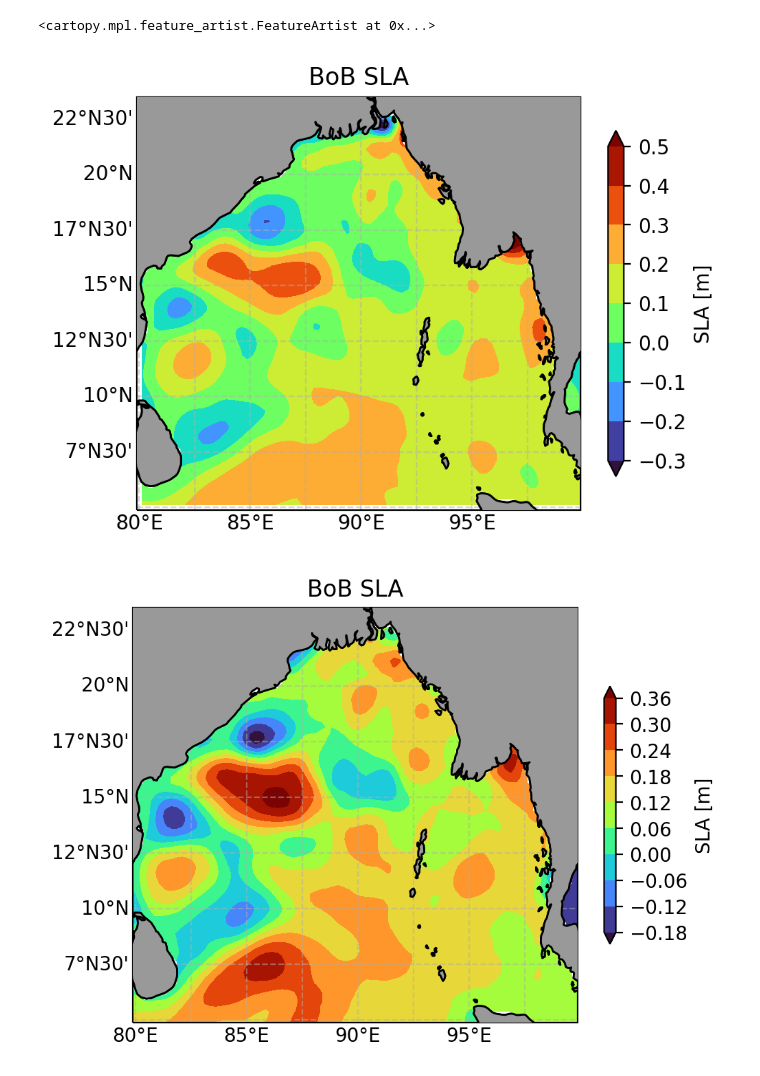
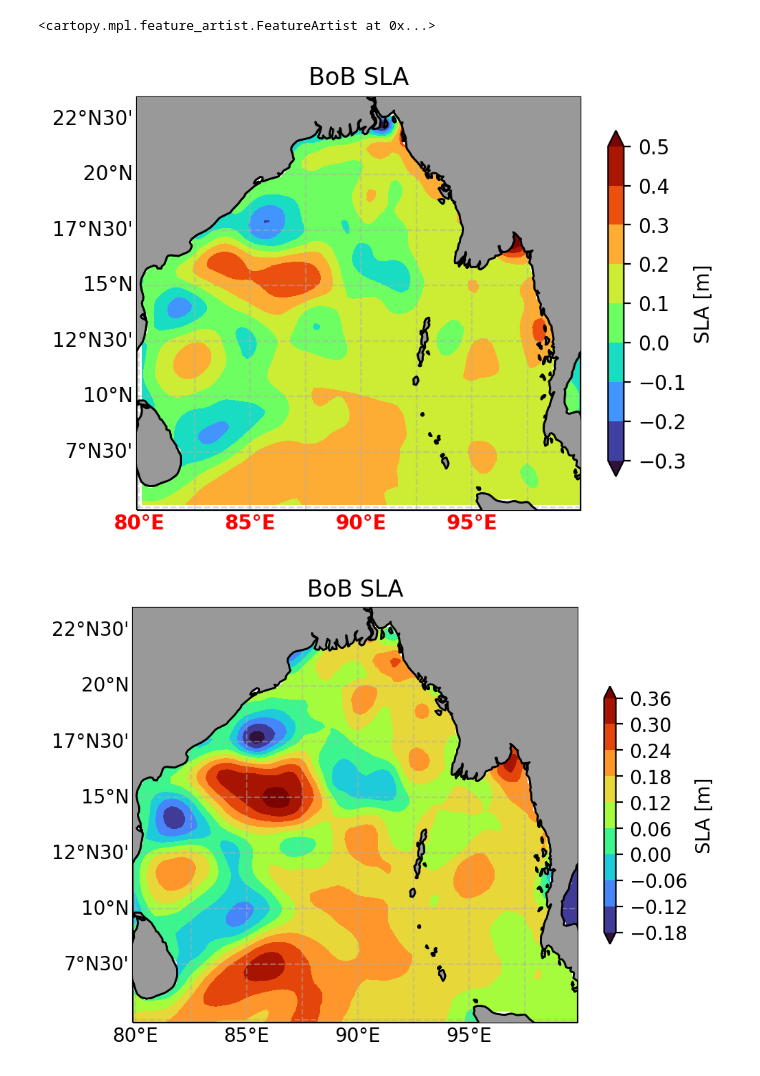
Before and after one commit to jtomfarrar/satellite_python_2022, a Jupyter notebook: notebooks/Multi-files.ipynb, the cells around one changed output. Saved outputs shown, nothing was run; the diff lists cells and outputs as text; code cells hidden in the pictures.

```diff
--- a/notebooks/Multi-files.ipynb
+++ b/notebooks/Multi-files.ipynb
@@ -126,23 +128,27 @@ sla = ds.sla
 # %%
 timeindex = 0
 ax = plt.axes(projection = ccrs.PlateCarree(central_longitude=200))  # Orthographic
 ax.set_title('BoB SLA')
 plt.set_cmap(cmap=plt.get_cmap('nipy_spectral'))
 plt.set_cmap(cmap=plt.get_cmap('turbo'))
 gl = ax.gridlines(draw_labels=True, dms=True, x_inline=False, y_inline=False, alpha=0.5, linestyle='--')
 gl.top_labels = False
 gl.ylabels_right = False
+gl.xlabel_style = {'size': 15, 'color': 'gray'}
+gl.xlabel_style = {'color': 'red', 'weight': 'bold'}
+
+
 levels = 10
 cs = ax.contourf(ds.longitude,ds.latitude,np.squeeze(sla[timeindex ,:,:]), levels, extend='both', transform=ccrs.PlateCarree())
 #cs = ax.pcolormesh(ds.longitude,ds.latitude,np.squeeze(ds.sla), vmin=levels[0], vmax=levels[-1], transform=ccrs.PlateCarree())
 cb = plt.colorbar(cs,ax=ax,shrink=.8,pad=.05)
 #cb = plt.colorbar(cs,fraction = 0.022, extend='both')
 cb.set_label('SLA [m]',fontsize = 10)
 ax.coastlines()
 ax.add_feature(cartopy.feature.LAND, zorder=3, facecolor=[.6,.6,.6], edgecolor='black')
 # %% [output]
 <cartopy.mpl.feature_artist.FeatureArtist at 0x...>
-[figure, old version]
+[figure, new version]
 # %%
 # figure saving
 __figdir__ = '../plots/' + 'BoB 7-22-2019'
```
Also changed, not shown: parts of 2 cells of this notebook.
